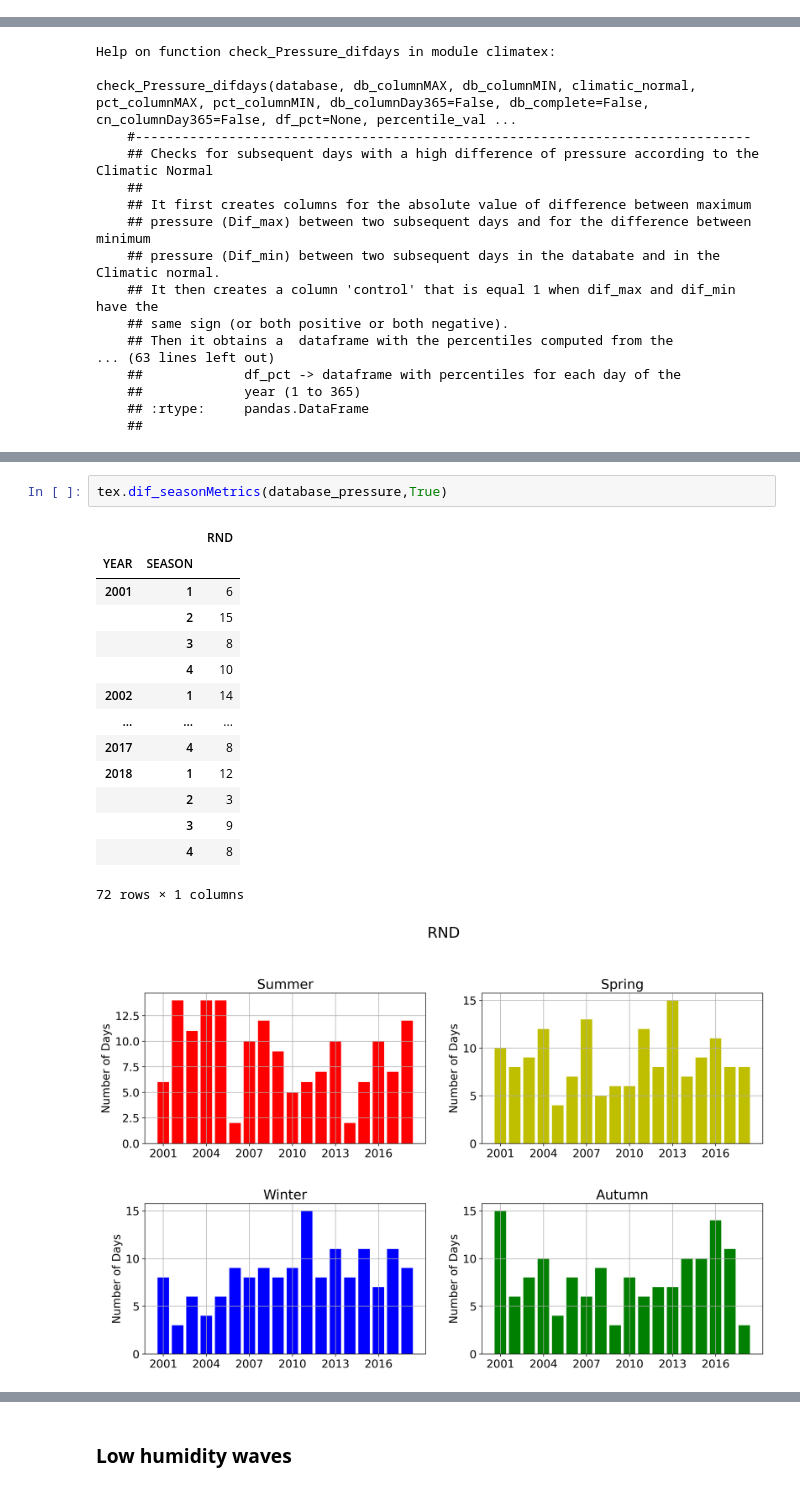
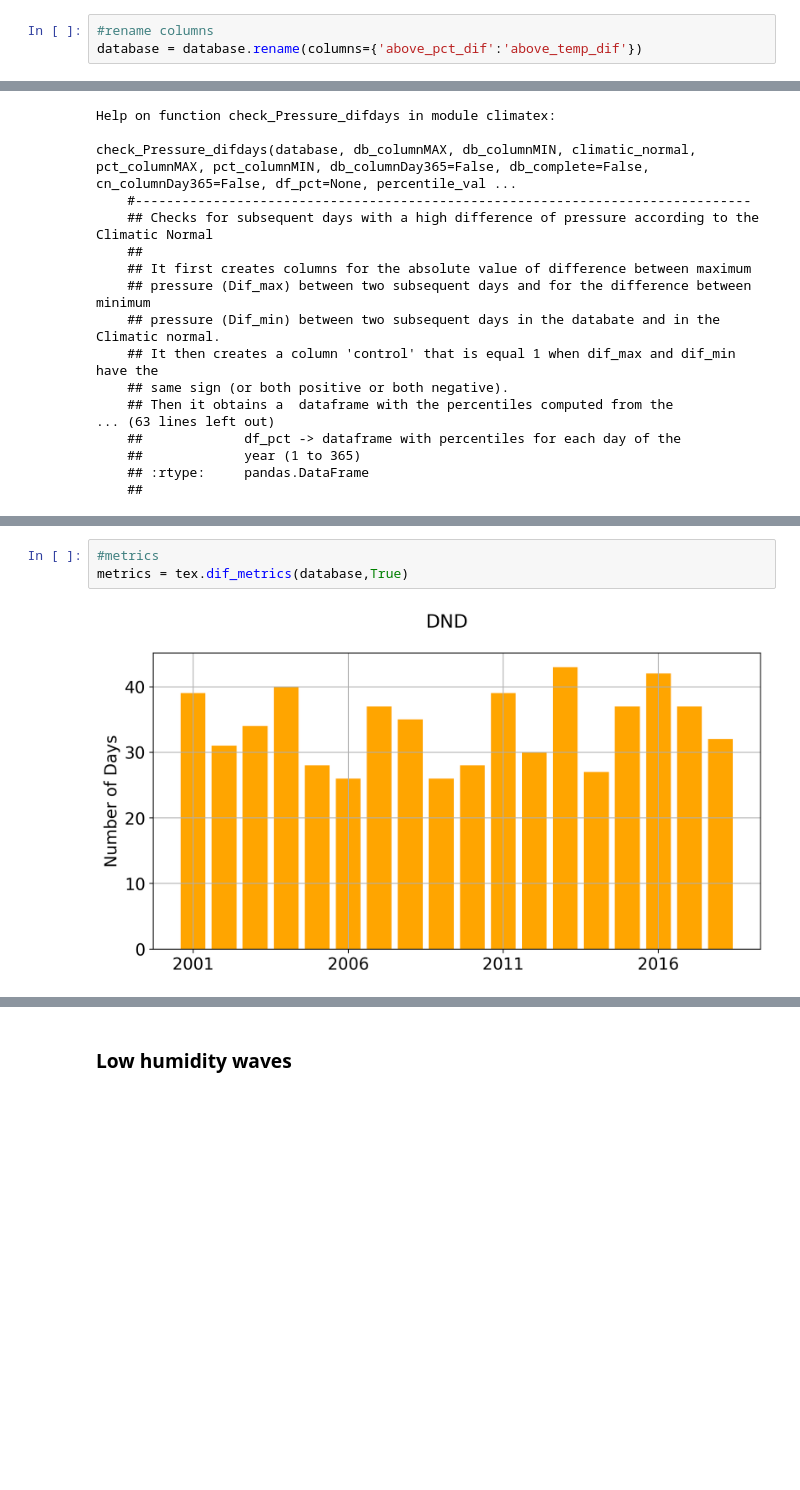
Before and after one commit to climate-and-health-datasci-Unicamp/project-climatic-variations-cardiovascular-diseases, a Jupyter notebook: notebooks/TR_2020_05_Extreme_climatic_events_for_Campinas.ipynb, the cells around one changed output, grey strips where cells are left out. Cells and saved outputs as stored; diff of their text form; blank space fills up the shorter version.

```diff
--- a/notebooks/TR_2020_05_Extreme_climatic_events_for_Campinas.ipynb
+++ b/notebooks/TR_2020_05_Extreme_climatic_events_for_Campinas.ipynb
@@ -243,3 +203,6 @@ database_temp.to_csv('EV_temperature.csv')
+# %%
+#rename columns
+database = database.rename(columns={'above_pct_dif':'above_temp_dif'})
 # %% [markdown]
 ## **Pressure**
 
@@ -446,18 +338,5 @@ tex.dif_metrics(database_pressure,True)
-# %%
-tex.dif_seasonMetrics(database_pressure,True)
-# %% [output]
-|  |  | RND |
-| YEAR | SEASON |  |
-| 2001 | 1 | 6 |
-|  | 2 | 15 |
-|  | 3 | 8 |
-|  | 4 | 10 |
-| 2002 | 1 | 14 |
-| ... | ... | ... |
-| 2017 | 4 | 8 |
-| 2018 | 1 | 12 |
-|  | 2 | 3 |
-|  | 3 | 9 |
-|  | 4 | 8 |
-72 rows × 1 columns
-[figure, removed]
+# %%
+#metrics
+metrics = tex.dif_metrics(database,True)
+# %% [output]
+[figure, added]
```
Also changed, not shown: parts of 71 cells of this notebook.
